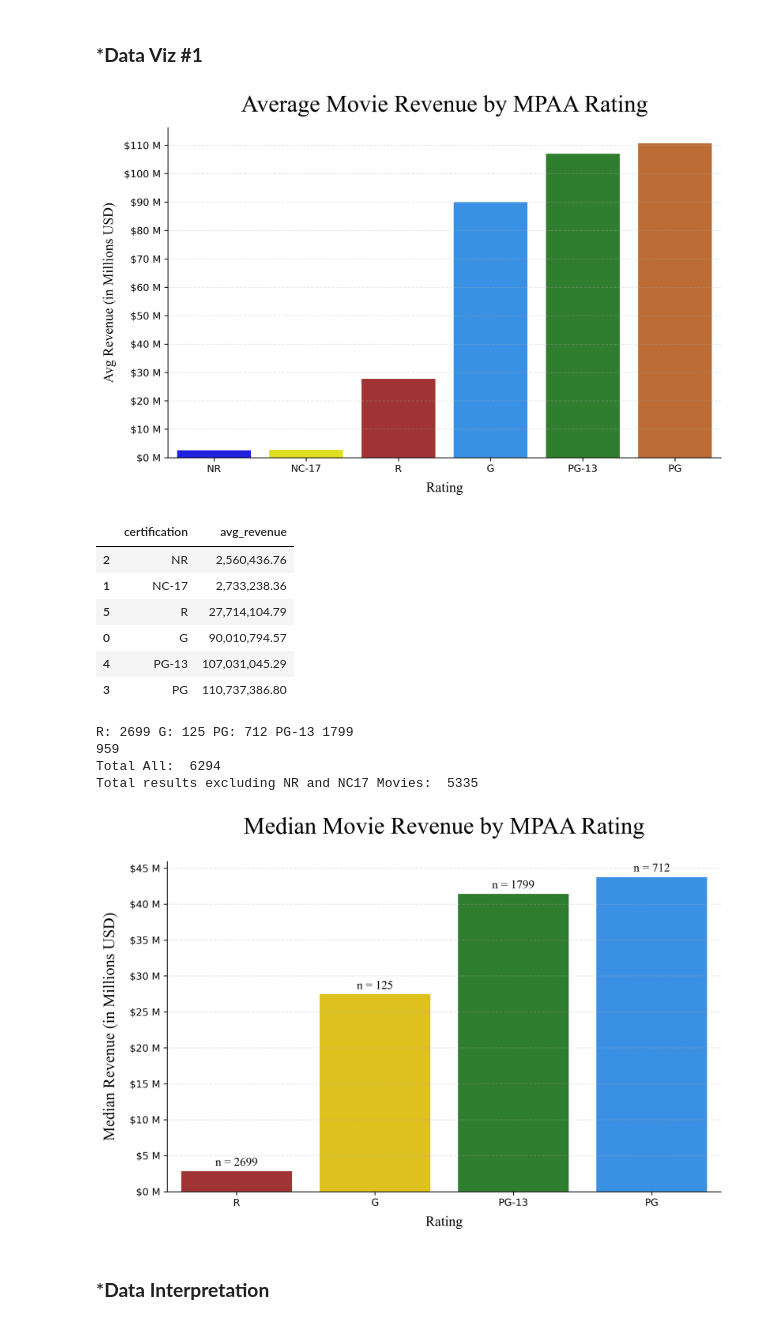
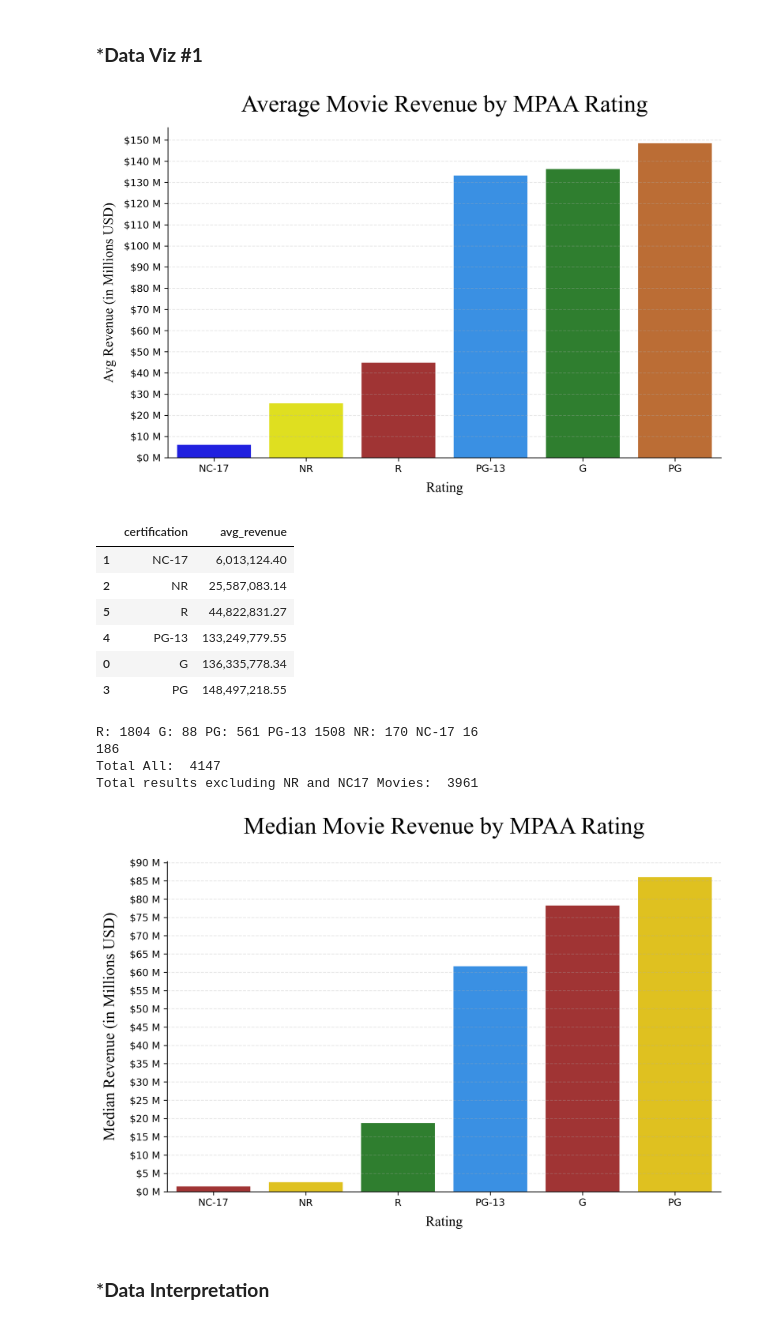
Before and after one commit to CRPeace/Movie_Data_API_Stats_Analysis, a Jupyter notebook: C.Peace_Movie_Analysis_Part_4-Hypothesis-Testing.ipynb, the cells around one changed output. Drawn from its saved outputs; the diff is of its cells as text; code cells hidden in the pictures.

```diff
--- a/C.Peace_Movie_Analysis_Part_4-Hypothesis-Testing.ipynb
+++ b/C.Peace_Movie_Analysis_Part_4-Hypothesis-Testing.ipynb
@@ -210,8 +210,8 @@ dtype: int64
 # viewing shape before filtering
 print(tmdb_data.shape)
 # dropping movies with zero for both 'revenue' AND 'budget'
-tmdb_data = tmdb_data[((tmdb_data['revenue'] > 0) & (tmdb_data['budget'] > 0)) |
-                     ((tmdb_data['revenue'] == 0) & (tmdb_data['budget'] > 0))].copy()
+tmdb_data = tmdb_data[((tmdb_data['revenue'] > 0) & (tmdb_data['budget'] > 0))].copy()
+
 
 print(tmdb_data.shape)
 # %% [output]
@@ -497,7 +487,7 @@ sns.barplot(ax=ax, data=revenue_ratings, y='avg_revenue', x='certification',
 ax.set_title('Average Movie Revenue by MPAA Rating', fontsize=24, pad=16, fontfamily='Times New Roman')
 ax.set_xlabel('Rating', fontsize=14, labelpad=8, font='Times New Roman')
 ax.set_ylabel('Avg Revenue (in Millions USD)', fontsize=14, labelpad=8, font='Times New Roman')
-ax.set_yticks(range(0, 120_000_000, 10_000_000))
+ax.set_yticks(range(0, 160_000_000, 10_000_000))
 
 # setting y axis to display in millions
 from matplotlib.ticker import FuncFormatter
@@ -508,22 +498,22 @@ ax.yaxis.set_major_formatter(price_fmt_100k)
 ax.grid(axis='y', alpha=.3, ls='--')
 ax.spines[['top', 'right']].set_visible(False)
 # %% [output]
-[figure, old version]
+[figure, new version]
 # %%
 # a closer look at the numbers
 revenue_ratings
 # %% [output]
 |  | certification | avg_revenue |
-| 2 | NR | 2,560,436.76 |
-| 1 | NC-17 | 2,733,238.36 |
-| 5 | R | 27,714,104.79 |
-| 0 | G | 90,010,794.57 |
-| 4 | PG-13 | 107,031,045.29 |
-| 3 | PG | 110,737,386.80 |
+| 1 | NC-17 | 6,013,124.40 |
+| 2 | NR | 25,587,083.14 |
+| 5 | R | 44,822,831.27 |
+| 4 | PG-13 | 133,249,779.55 |
+| 0 | G | 136,335,778.34 |
+| 3 | PG | 148,497,218.55 |
 # %%
 # similar viz but looking at median instead with outliers removed
 # Also NR and NC17 removed due to lack of relevance on this scale
-revenue_ratings = (tmdb_data[tmdb_data['certification'].isin(['R', 'G', 'PG', 'PG-13'])]
+revenue_ratings = (tmdb_data
                    .groupby('certification')
                    ['revenue'].median()
                    .reset_index(name='median_revenue')
@@ -539,54 +529,55 @@ nr_length = len(tmdb_data[tmdb_data['certification'] == 'NR'])
 nc17_length = len(tmdb_data[tmdb_data['certification'] == 'NC-17'])
 
 print(f'R: {r_length}', f'G: {g_length}',
-      f'PG: {pg_length}', f'PG-13 {pg13_length}')
+      f'PG: {pg_length}', f'PG-13 {pg13_length}',
+     f'NR: {nr_length}', f'NC-17 {nc17_length}')
 print(nc17_length + nr_length)
 print('Total All: ', len(tmdb_data))
 print('Total results excluding NR and NC17 Movies: ',
     len(tmdb_data) - (nc17_length + nr_length))
 # %% [output]
-R: 2699 G: 125 PG: 712 PG-13 1799
-959
-Total All:  6294
-Total results excluding NR and NC17 Movies:  5335
+R: 1804 G: 88 PG: 561 PG-13 1508 NR: 170 NC-17 16
+186
+Total All:  4147
+Total results excluding NR and NC17 Movies:  3961
 # %%
 # plotting the results
 fig, ax = plt.subplots(figsize=(10, 6), dpi=300)
 sns.barplot(ax=ax, data=revenue_ratings, y='median_revenue', x='certification',
             palette=['firebrick', 'gold', 'forestgreen', 'dodgerblue' ])
 
 ax.set_title('Median Movie Revenue by MPAA Rating',
              fontsize=24, pad=28, fontfamily='Times New Roman')
 ax.set_xlabel('Rating', fontsize=14, labelpad=8, font='Times New Roman')
 ax.set_ylabel('Median Revenue (in Millions USD)',
               fontsize=16, labelpad=12, font='Times New Roman')
-ax.set_yticks(range(0, 50_000_000, 5_000_000))
+ax.set_yticks(range(0, 95_000_000, 5_000_000))
 
 # setting y axis to display in millions
 from matplotlib.ticker import FuncFormatter
 def hundred_k(x, pos):
     return f'${x*1e-6:,.0f} M'
 price_fmt_100k = FuncFormatter(hundred_k)
 ax.yaxis.set_major_formatter(price_fmt_100k)
 ax.grid(axis='y', alpha=.3, ls='--')
 ax.spines[['top', 'right']].set_visible(False)
 
 tick_labels = [f"n = {r_length}", f"n = {g_length}",
                f"n = {pg13_length}", f"n = {pg_length}"]
 
 # annotating each bar with n value
-for i, bar in enumerate(ax.patches):
-    # Get the bar height
-    height = bar.get_height()
+# for i, bar in enumerate(ax.patches):
+#     # Get the bar height
+#     height = bar.get_height()
 
-    # Annotate the bar with the tick label and n value
-    ax.annotate(tick_labels[i],
-                xy=(bar.get_x() + bar.get_width() / 2, height),
-                xytext=(0, 3),  # 3 points vertical offset
-                textcoords="offset points",
-                ha='center', va='bottom', fontsize=12, font='Times New Roman')
+#     # Annotate the bar with the tick label and n value
+#     ax.annotate(tick_labels[i],
+#                 xy=(bar.get_x() + bar.get_width() / 2, height),
+#                 xytext=(0, 3),  # 3 points vertical offset
+#                 textcoords="offset points",
+#                 ha='center', va='bottom', fontsize=12, font='Times New Roman')
 # %% [output]
-[figure, old version]
+[figure, new version]
 # %% [markdown]
 ### ***Data Interpretation**
 # %% [markdown]
```
Also changed, not shown: parts of 45 cells of this notebook.
